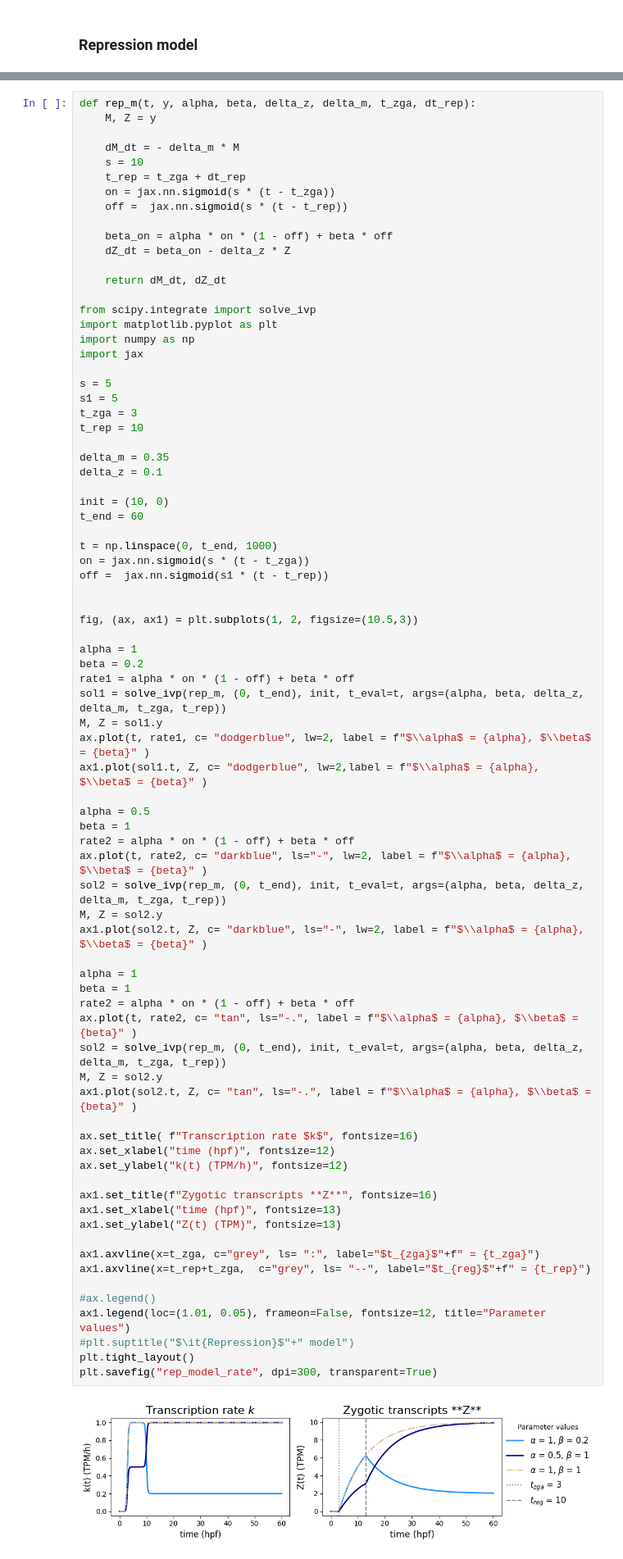
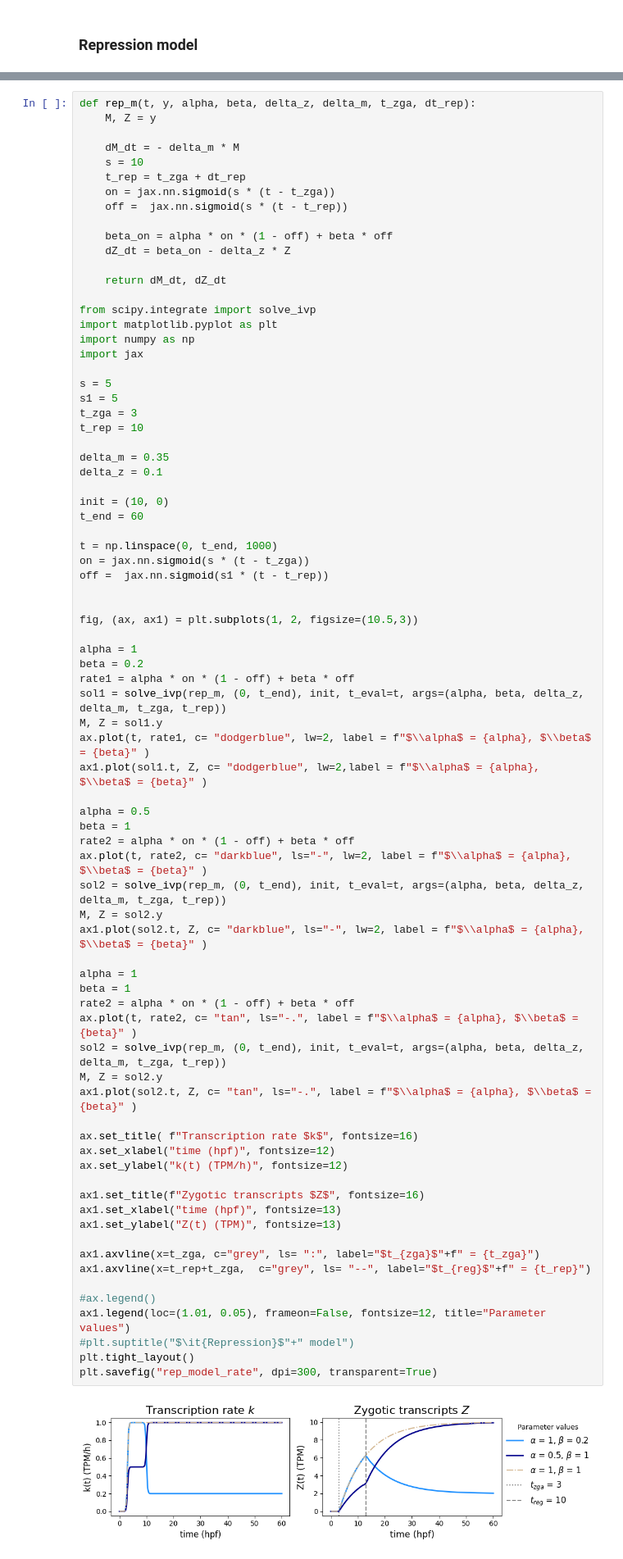
Before and after one commit to mariegrho/Expression_baseline_models, a Jupyter notebook: figures/figures.ipynb, the cells around one changed output, grey strips where cells are left out. Shown at 82% size. Cells and saved outputs as stored; diff of their text form.

```diff
--- a/figures/figures.ipynb
+++ b/figures/figures.ipynb
@@ -182,32 +182,32 @@ beta = 1
 rate2 = alpha * on * (1 - off) + beta * off
 ax.plot(t, rate2, c= "darkblue", ls="-", lw=2, label = f"$\\alpha$ = {alpha}, $\\beta$ = {beta}" )
 sol2 = solve_ivp(rep_m, (0, t_end), init, t_eval=t, args=(alpha, beta, delta_z, delta_m, t_zga, t_rep))
 M, Z = sol2.y
 ax1.plot(sol2.t, Z, c= "darkblue", ls="-", lw=2, label = f"$\\alpha$ = {alpha}, $\\beta$ = {beta}" )
 
 alpha = 1
 beta = 1
 rate2 = alpha * on * (1 - off) + beta * off
 ax.plot(t, rate2, c= "tan", ls="-.", label = f"$\\alpha$ = {alpha}, $\\beta$ = {beta}" )
 sol2 = solve_ivp(rep_m, (0, t_end), init, t_eval=t, args=(alpha, beta, delta_z, delta_m, t_zga, t_rep))
 M, Z = sol2.y
 ax1.plot(sol2.t, Z, c= "tan", ls="-.", label = f"$\\alpha$ = {alpha}, $\\beta$ = {beta}" )
 
 ax.set_title( f"Transcription rate $k$", fontsize=16)
 ax.set_xlabel("time (hpf)", fontsize=12)
 ax.set_ylabel("k(t) (TPM/h)", fontsize=12)
 
-ax1.set_title(f"Zygotic transcripts **Z**", fontsize=16)
+ax1.set_title(f"Zygotic transcripts $Z$", fontsize=16)
 ax1.set_xlabel("time (hpf)", fontsize=13)
 ax1.set_ylabel("Z(t) (TPM)", fontsize=13)
 
 ax1.axvline(x=t_zga, c="grey", ls= ":", label="$t_{zga}$"+f" = {t_zga}")
 ax1.axvline(x=t_rep+t_zga,  c="grey", ls= "--", label="$t_{reg}$"+f" = {t_rep}")
 
 #ax.legend()
 ax1.legend(loc=(1.01, 0.05), frameon=False, fontsize=12, title="Parameter values")
 #plt.suptitle("$\it{Repression}$"+" model")
 plt.tight_layout()
 plt.savefig("rep_model_rate", dpi=300, transparent=True)
 # %% [output]
-[figure, old version]
+[figure, new version]
```
Also changed, not shown: 6 other files.
